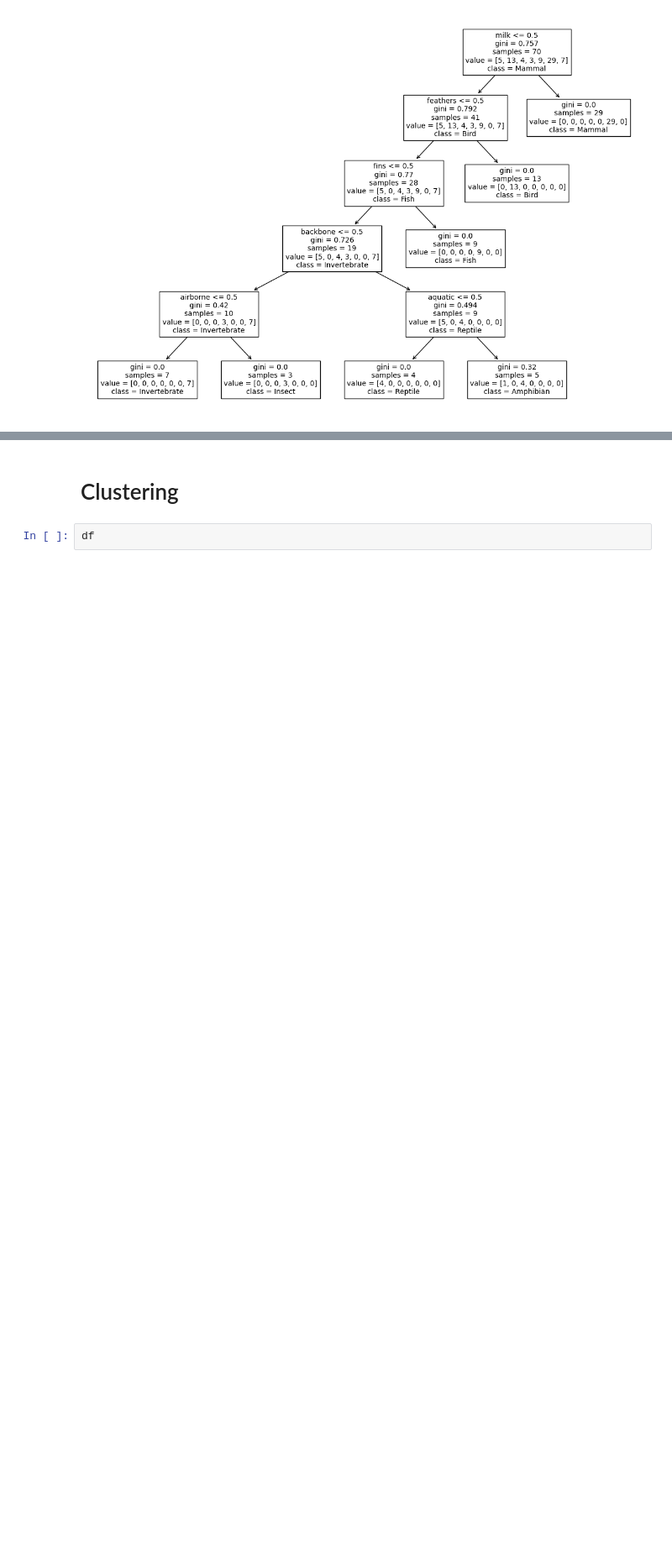
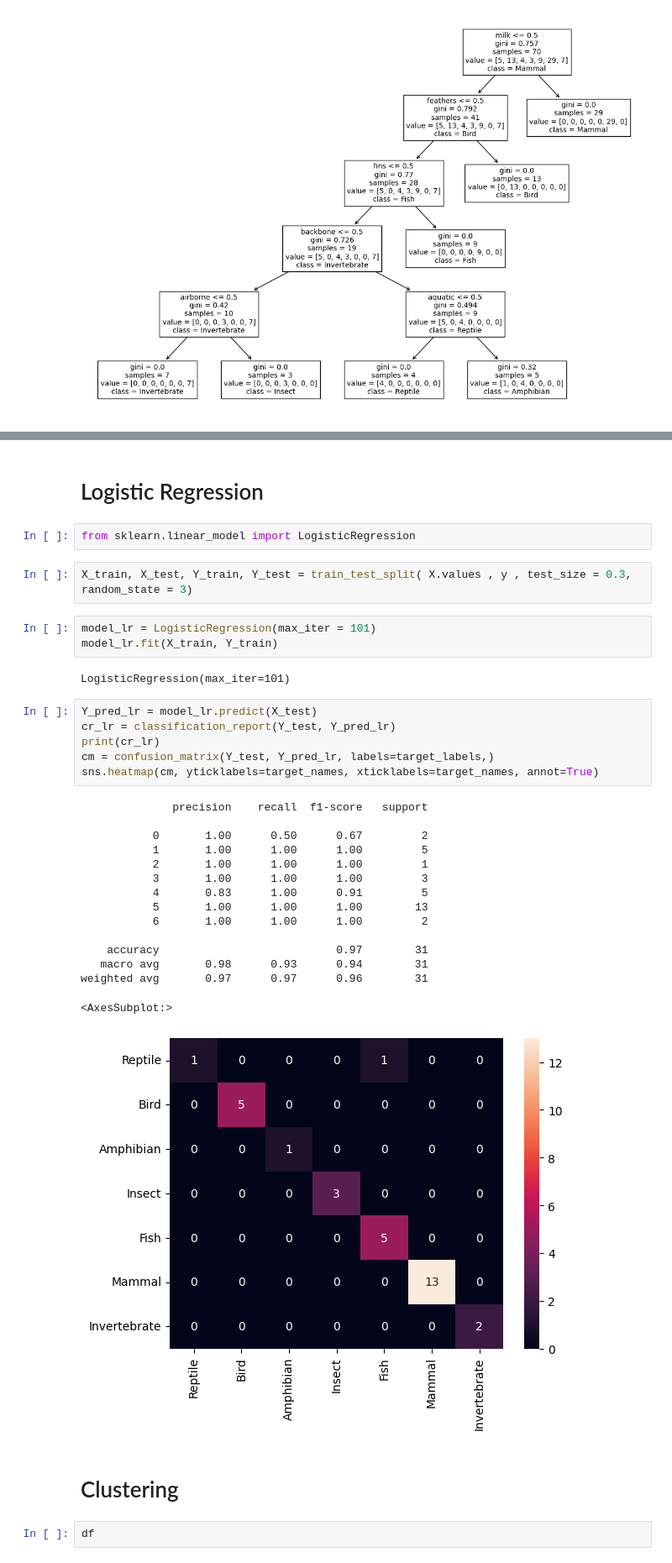
Before and after one commit to kbricker8/ece447-project, a Jupyter notebook: src/ece447-project.ipynb, the cells around one changed output, grey strips where cells are left out. Shown: that part at 84% size. Saved outputs shown, nothing was run; the diff lists cells and outputs as text; blank space fills up the shorter version.

```diff
--- a/src/ece447-project.ipynb
+++ b/src/ece447-project.ipynb
@@ -151,3 +153,36 @@ weighted avg       0.96      0.94      0.94        31
+# %% [markdown]
+# Logistic Regression
+# %%
+from sklearn.linear_model import LogisticRegression
+# %%
+X_train, X_test, Y_train, Y_test = train_test_split( X.values , y , test_size = 0.3, random_state = 3)
+# %%
+model_lr = LogisticRegression(max_iter = 101)
+model_lr.fit(X_train, Y_train)
+# %% [output]
+LogisticRegression(max_iter=101)
+# %%
+Y_pred_lr = model_lr.predict(X_test)
+cr_lr = classification_report(Y_test, Y_pred_lr)
+print(cr_lr)
+cm = confusion_matrix(Y_test, Y_pred_lr, labels=target_labels,)
+sns.heatmap(cm, yticklabels=target_names, xticklabels=target_names, annot=True)
+# %% [output]
+              precision    recall  f1-score   support
+
+           0       1.00      0.50      0.67         2
+           1       1.00      1.00      1.00         5
+           2       1.00      1.00      1.00         1
+           3       1.00      1.00      1.00         3
+           4       0.83      1.00      0.91         5
+           5       1.00      1.00      1.00        13
+           6       1.00      1.00      1.00         2
+
+    accuracy                           0.97        31
+   macro avg       0.98      0.93      0.94        31
+weighted avg       0.97      0.97      0.96        31
+<AxesSubplot:>
+[figure, added]
 # %% [markdown]
 # Clustering
 # %%
```
Also changed, not shown: parts of 2 cells of this notebook.
